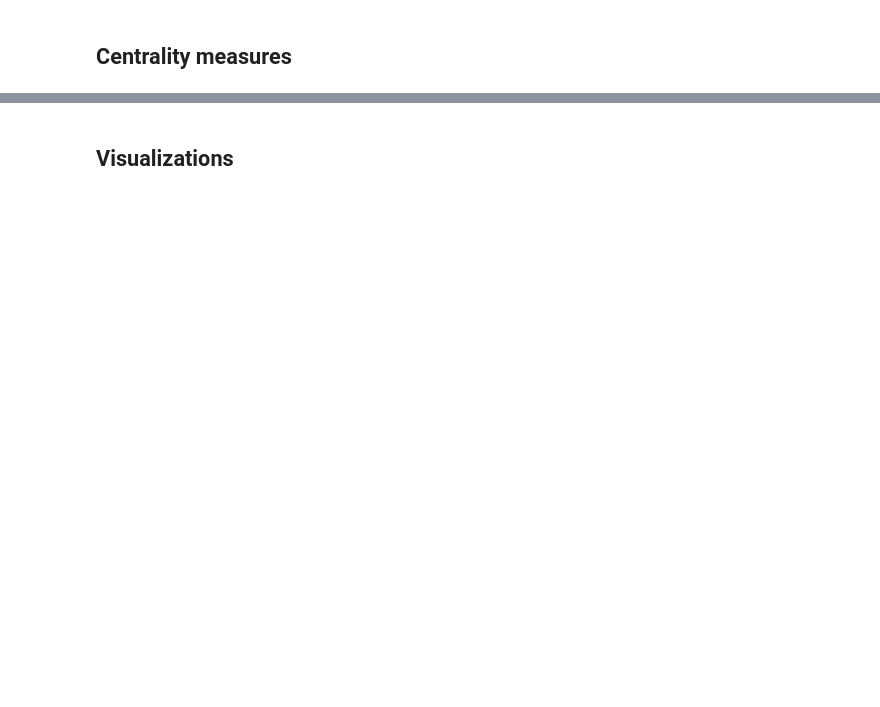
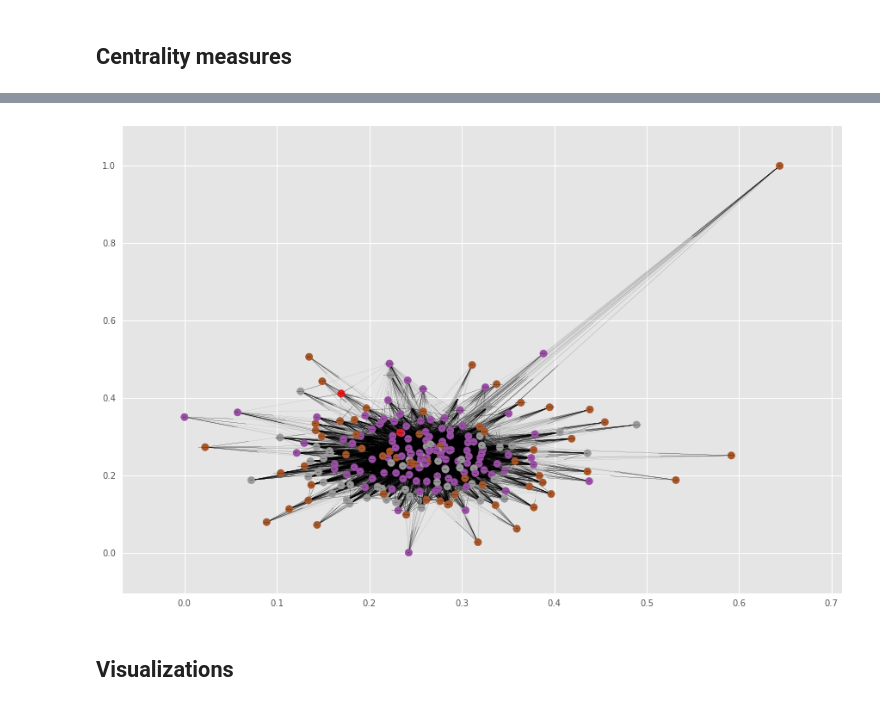
Before and after one commit to dshen1/imf_gff_metwork, a Jupyter notebook: GFF_network.ipynb, the cells around one changed output, grey strips where cells are left out. Cells and saved outputs as stored; diff of their text form; code cells hidden in the pictures; blank space fills up the shorter version.

```diff
--- a/GFF_network.ipynb
+++ b/GFF_network.ipynb
@@ -185,3 +218,34 @@ eigenvector.head(10)
+# %%
+from scipy.cluster.hierarchy import fcluster
+k=4
+clusters = fcluster(Z, k, criterion='maxclust')
+country_dict = {k: int(v) for k, v in zip(node_list, clusters)}
+# %%
+## delete a couple of marginalized countries
+del_cty = ['Niue','Martinique','Western Sahara','Haiti','Rwanda','Aruba']
+try:
+    [country_dict.pop(k) for k in del_cty]
+except:
+    pass
+## delete nodes from the graph
+try:
+    [G.remove_node(k) for k in del_cty]
+except:
+    pass
+# %%
+layout = nx.spring_layout(G)
+plt.figure(1, figsize=(15,10))
+nx.draw_networkx(G,
+                 pos=layout,
+                 nodelist=list(country_dict.keys()),
+                 node_size = 70,  ## change the size of the node, based on degree
+                 node_color=list(country_dict.values()),                   ## change color abased on degree
+                 width=0.05,
+                 font_size=1,
+                 cmap='Set1',                                 ## choose one color map http://matplotlib.org/users/colormaps.html
+                 )
+# %% [output]
+[figure, added]
 # %%
 nx.write_gexf(G, "2015.gexf")
 # %% [markdown]
```
Also changed, not shown: parts of 20 cells of this notebook, 2 other files.
